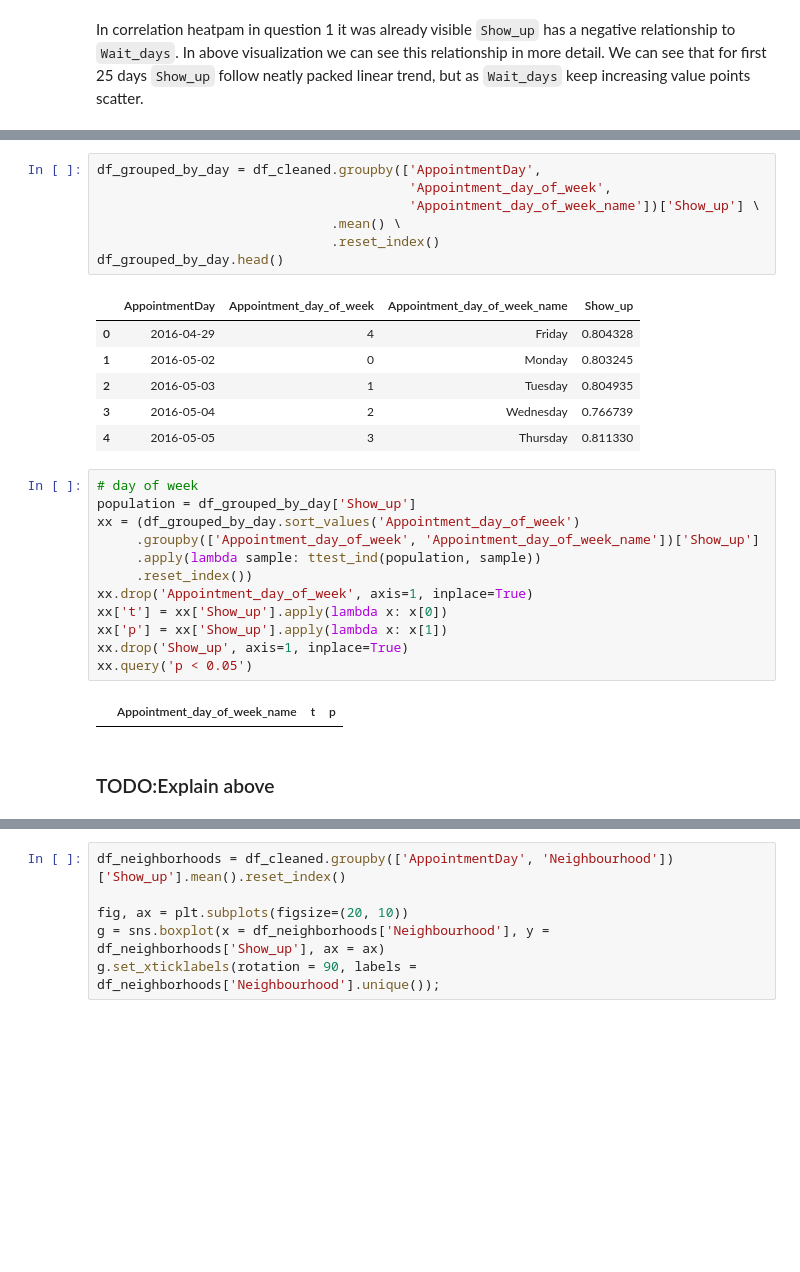
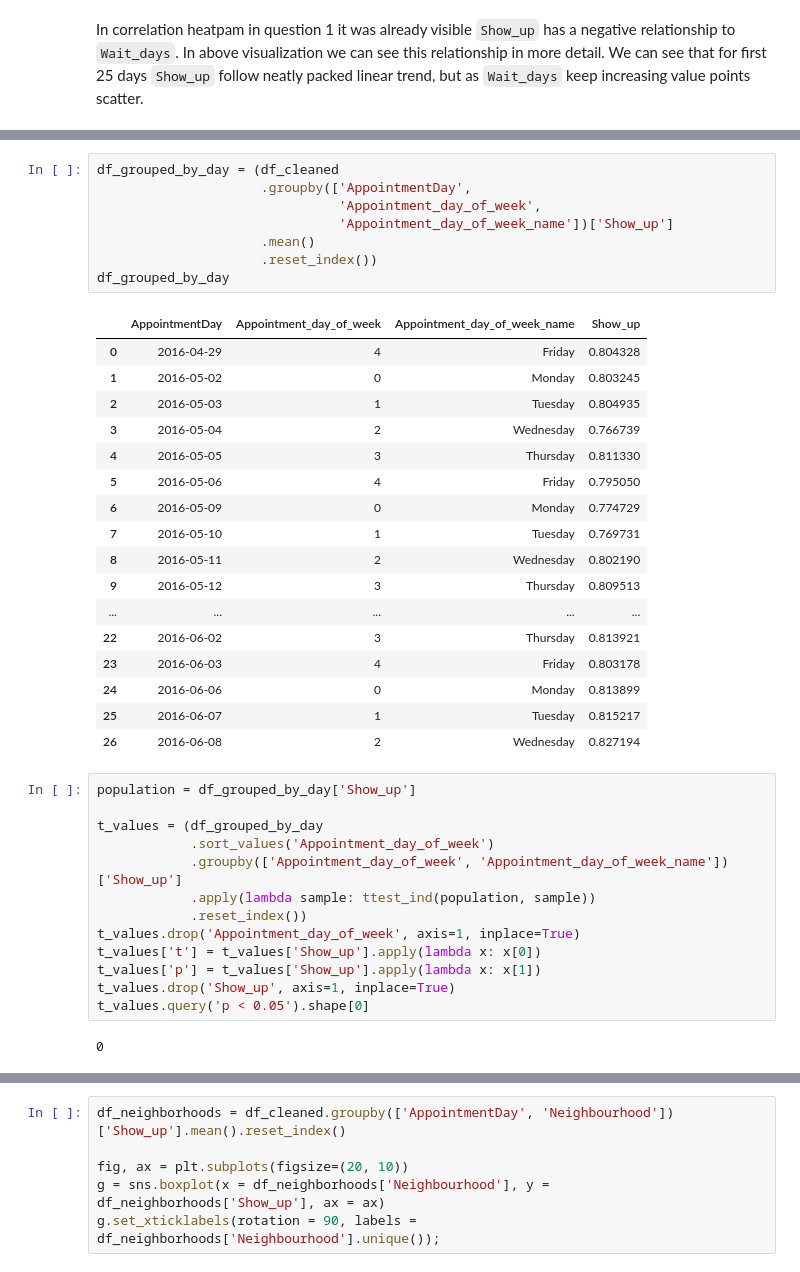
Before and after one commit to despacito123/data-analyst-nanodegree, a Jupyter notebook: 3. Investigate a Dataset/Investigate_a_Dataset.ipynb, the cells around one changed output, grey strips where cells are left out. Saved outputs shown, nothing was run; the diff lists cells and outputs as text; blank space fills up the shorter version.

```diff
--- a/3. Investigate a Dataset/Investigate_a_Dataset.ipynb
+++ b/3. Investigate a Dataset/Investigate_a_Dataset.ipynb
@@ -422,30 +450,41 @@ In correlation heatpam in question 1 it was already visible `Show_up` has a nega
 # %%
-df_grouped_by_day = df_cleaned.groupby(['AppointmentDay',
-                                        'Appointment_day_of_week',
-                                        'Appointment_day_of_week_name'])['Show_up'] \
-                              .mean() \
-                              .reset_index()
-df_grouped_by_day.head()
+df_grouped_by_day = (df_cleaned
+                     .groupby(['AppointmentDay',
+                               'Appointment_day_of_week',
+                               'Appointment_day_of_week_name'])['Show_up']
+                     .mean()
+                     .reset_index())
+df_grouped_by_day
 # %% [output]
 |  | AppointmentDay | Appointment_day_of_week | Appointment_day_of_week_name | Show_up |
 | 0 | 2016-04-29 | 4 | Friday | 0.804328 |
 | 1 | 2016-05-02 | 0 | Monday | 0.803245 |
 | 2 | 2016-05-03 | 1 | Tuesday | 0.804935 |
 | 3 | 2016-05-04 | 2 | Wednesday | 0.766739 |
 | 4 | 2016-05-05 | 3 | Thursday | 0.811330 |
+| 5 | 2016-05-06 | 4 | Friday | 0.795050 |
+| 6 | 2016-05-09 | 0 | Monday | 0.774729 |
+| 7 | 2016-05-10 | 1 | Tuesday | 0.769731 |
+| 8 | 2016-05-11 | 2 | Wednesday | 0.802190 |
+| 9 | 2016-05-12 | 3 | Thursday | 0.809513 |
+| ... | ... | ... | ... | ... |
+| 22 | 2016-06-02 | 3 | Thursday | 0.813921 |
+| 23 | 2016-06-03 | 4 | Friday | 0.803178 |
+| 24 | 2016-06-06 | 0 | Monday | 0.813899 |
+| 25 | 2016-06-07 | 1 | Tuesday | 0.815217 |
+| 26 | 2016-06-08 | 2 | Wednesday | 0.827194 |
 # %%
-# day of week
 population = df_grouped_by_day['Show_up']
-xx = (df_grouped_by_day.sort_values('Appointment_day_of_week')
-     .groupby(['Appointment_day_of_week', 'Appointment_day_of_week_name'])['Show_up']
-     .apply(lambda sample: ttest_ind(population, sample))
-     .reset_index())
-xx.drop('Appointment_day_of_week', axis=1, inplace=True)
-xx['t'] = xx['Show_up'].apply(lambda x: x[0])
-xx['p'] = xx['Show_up'].apply(lambda x: x[1])
-xx.drop('Show_up', axis=1, inplace=True)
-xx.query('p < 0.05')
+
+t_values = (df_grouped_by_day
+            .sort_values('Appointment_day_of_week')
+            .groupby(['Appointment_day_of_week', 'Appointment_day_of_week_name'])['Show_up']
+            .apply(lambda sample: ttest_ind(population, sample))
+            .reset_index())
+t_values.drop('Appointment_day_of_week', axis=1, inplace=True)
+t_values['t'] = t_values['Show_up'].apply(lambda x: x[0])
+t_values['p'] = t_values['Show_up'].apply(lambda x: x[1])
+t_values.drop('Show_up', axis=1, inplace=True)
+t_values.query('p < 0.05').shape[0]
 # %% [output]
-|  | Appointment_day_of_week_name | t | p |
+0
-# %% [markdown]
-### TODO:Explain above
```
Also changed, not shown: parts of 28 cells of this notebook.
